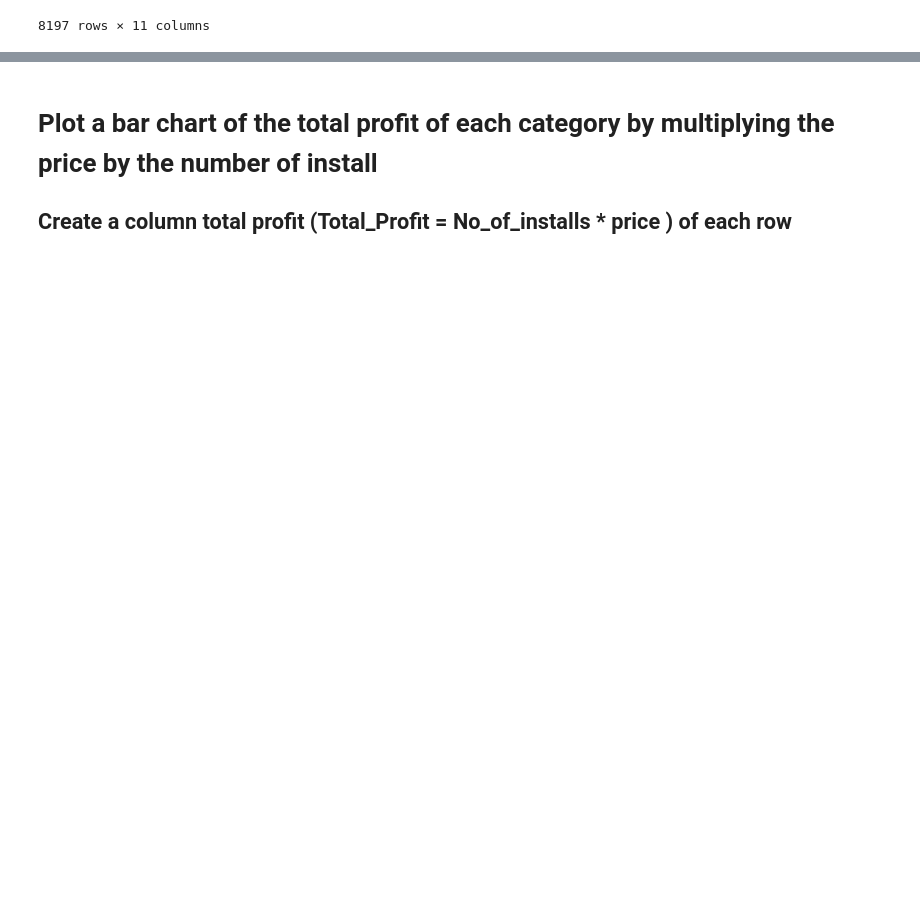
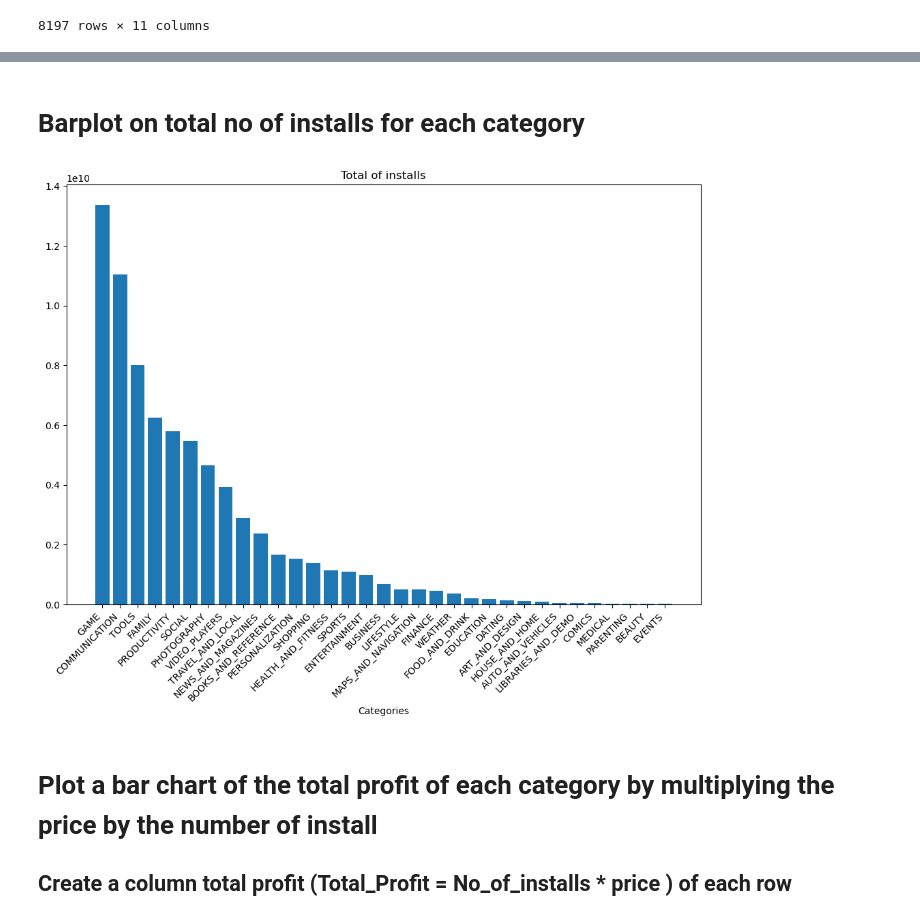
Before and after one commit to onurer87/data-5---team-4, a Jupyter notebook: Stage_2/Week_2/Week_2_vaibhav.ipynb, the cells around one changed output, grey strips where cells are left out. Saved outputs shown, nothing was run; the diff lists cells and outputs as text; code cells hidden in the pictures; blank space fills up the shorter version.

```diff
--- a/Stage_2/Week_2/Week_2_vaibhav.ipynb
+++ b/Stage_2/Week_2/Week_2_vaibhav.ipynb
@@ -62,3 +47,17 @@ KeyError: 'Category'
+# %% [markdown]
+# Barplot on total no of installs for each category
+# %%
+
+# create a bar chart to visualize the data
+fig, ax = plt.subplots(figsize=(12, 8))
+ax.bar(df_total_num_of_installs.index, df_total_num_of_installs.values)
+# to make the chart horizontal, use ax.barh instead of ax.bar above
+ax.set_xlabel('Categories')
+ax.set_title('Total of installs')
+plt.xticks(rotation=45, ha='right')
+plt.show()
+# %% [output]
+[figure, added]
 # %% [markdown]
 #  Plot a bar chart of the total profit of each category by multiplying the price by the number of install
 ## Create a column total profit (Total_Profit = No_of_installs * price ) of each row
```
Also changed, not shown: parts of 6 cells of this notebook.
